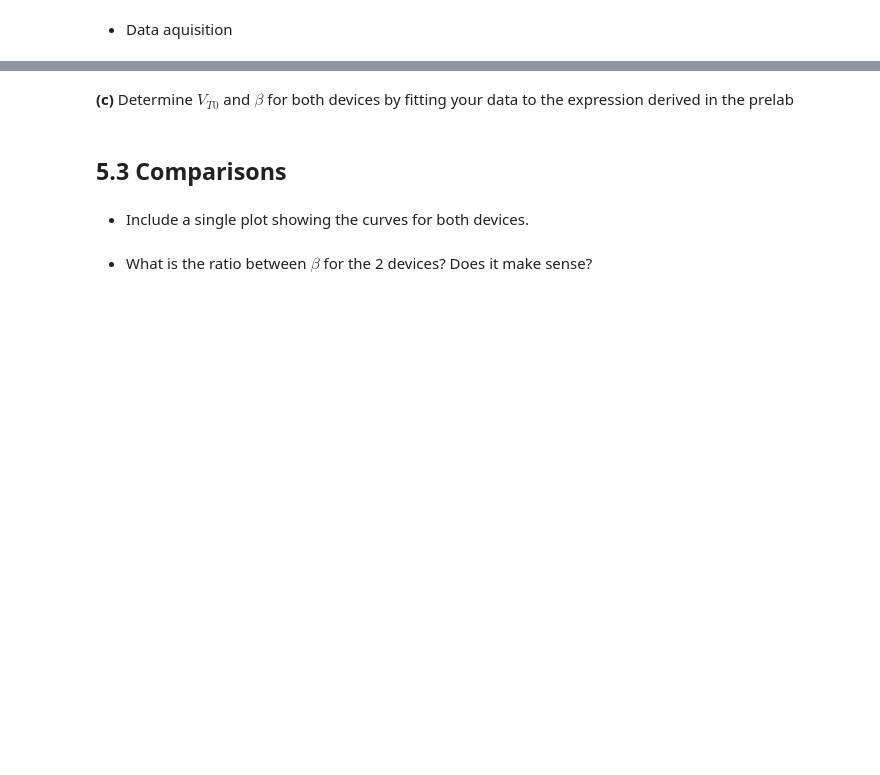
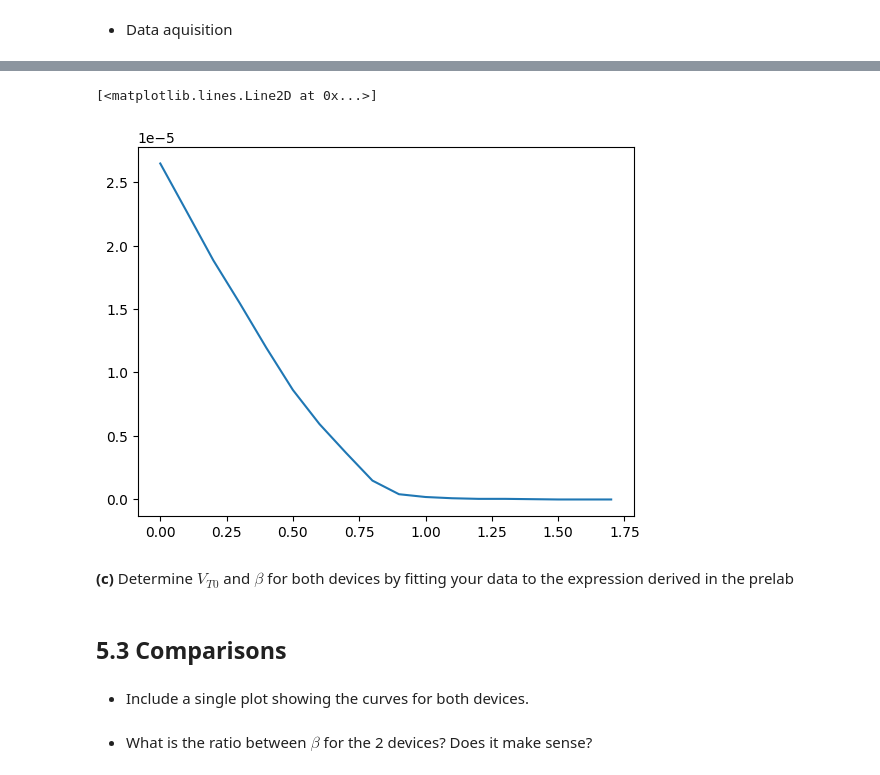
Before and after one commit to daggermaster3000/NE1, a Jupyter notebook: TP3/2022_Lab3_AboveThr_GroupNumber_FirstName_LastName.ipynb, the cells around one changed output, grey strips where cells are left out. Cells and saved outputs as stored; diff of their text form; code cells hidden in the pictures; blank space fills up the shorter version.

```diff
--- a/TP3/2022_Lab3_AboveThr_GroupNumber_FirstName_LastName.ipynb
+++ b/TP3/2022_Lab3_AboveThr_GroupNumber_FirstName_LastName.ipynb
@@ -500,7 +644,12 @@ print
 # %%
 # Load data you saved and plot, to check if the data is saved correctly or not
+Vg_save , IDS_save = np.loadtxt("data_pfet_52.csv",delimiter = ",")
 # %%
 # extract the valid range
+plt.plot(Vg_save,IDS_save)
+# %% [output]
+[<matplotlib.lines.Line2D at 0x...>]
+[figure, added]
 # %%
 # fit in the valid range (you may want to go back and add the fitted line in the plot)
 # %% [markdown]
```
Also changed, not shown: parts of 64 cells of this notebook, 21 other files.
